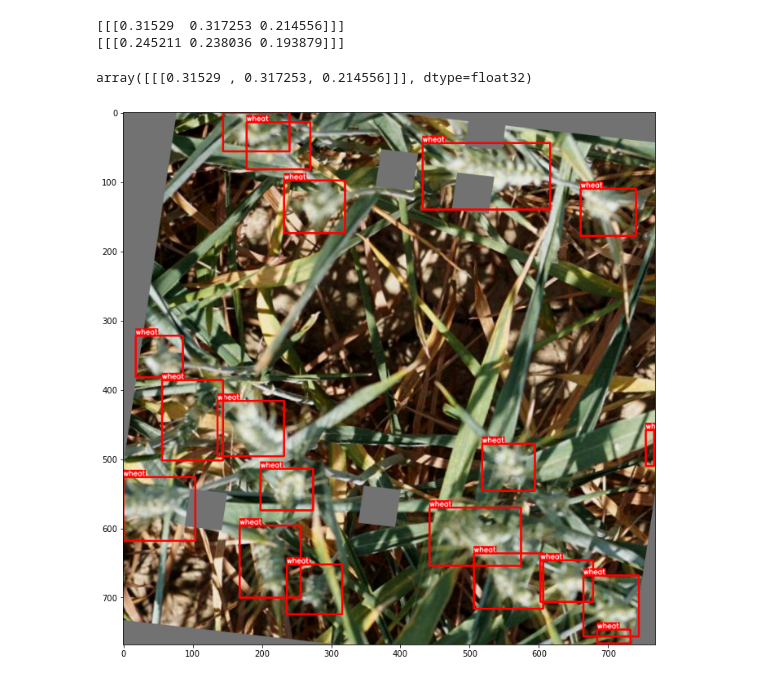
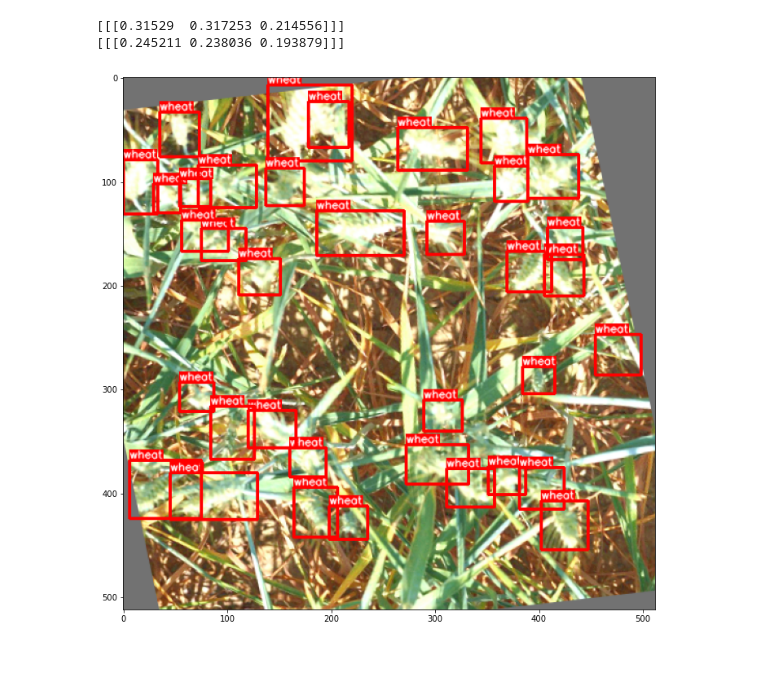
Before and after one commit to jihang-zhang/CenterNet-CondInst, a Jupyter notebook: src/train test data loader validataion.ipynb, the cells around one changed output. Cells and saved outputs as stored; diff of their text form; code cells hidden in the pictures.

```diff
--- a/src/train test data loader validataion.ipynb
+++ b/src/train test data loader validataion.ipynb
@@ -15,8 +15,8 @@ opt = opts()
 opt.input_res = 1024
 opt.input_h = 1024
 opt.input_w = 1024
-opt.down_ratio = 4
-opt.task = 'ctdet'
+opt.down_ratio = 2
+opt.task = 'higherdet'
 opt.cat_spec_wh = False
 opt.reg_offset = True
 opt.data_dir = '../data'
@@ -29,7 +29,7 @@ opt.heatmap_wh = True
 opt.dense_wh = False
 opt.large_scale = False
 
-opt.crop_size = 768
+opt.crop_size = 512
 opt.not_rand_crop = True
 opt.scale = 0.
 opt.shift = 0.
@@ -103,15 +88,10 @@ def xywh2xyxy(bboxes):
-# %%
-ds.mean
-# %% [output]
-array([[[0.31529 , 0.317253, 0.214556]]], dtype=float32)
 # %%
 o = ds[-1]
 image = (((o['input'].transpose(1, 2, 0) * ds.std) + ds.mean) * 255).astype(np.uint8)
-boxes = o['meta']['labels'][:, 1:5].astype(np.int32)
-boxes = xywh2xyxy(boxes)
+boxes = (o['meta']['gt_det'][:, :4]*2).astype(np.int32)
 visualize({'image': image, 'bboxes':boxes, 'category_id': [0] * len(boxes)}, category_id_to_name)
 # %% [output]
-[figure, old version]
+[figure, new version]
 # %%
 plt.figure(figsize=(12,12))
 plt.imshow(o['hm'][0])
```
Also changed, not shown: parts of 4 cells of this notebook, 8 other files.
